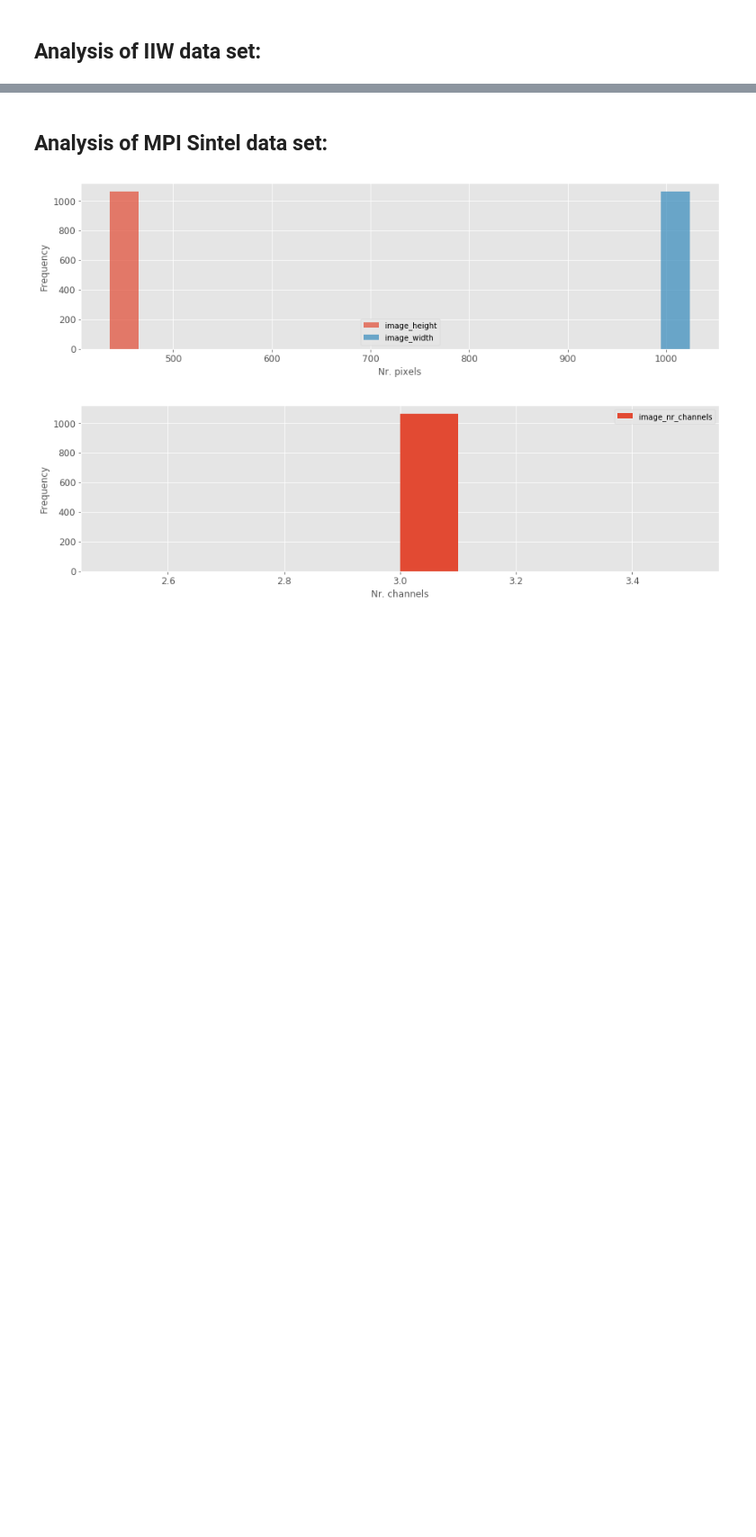
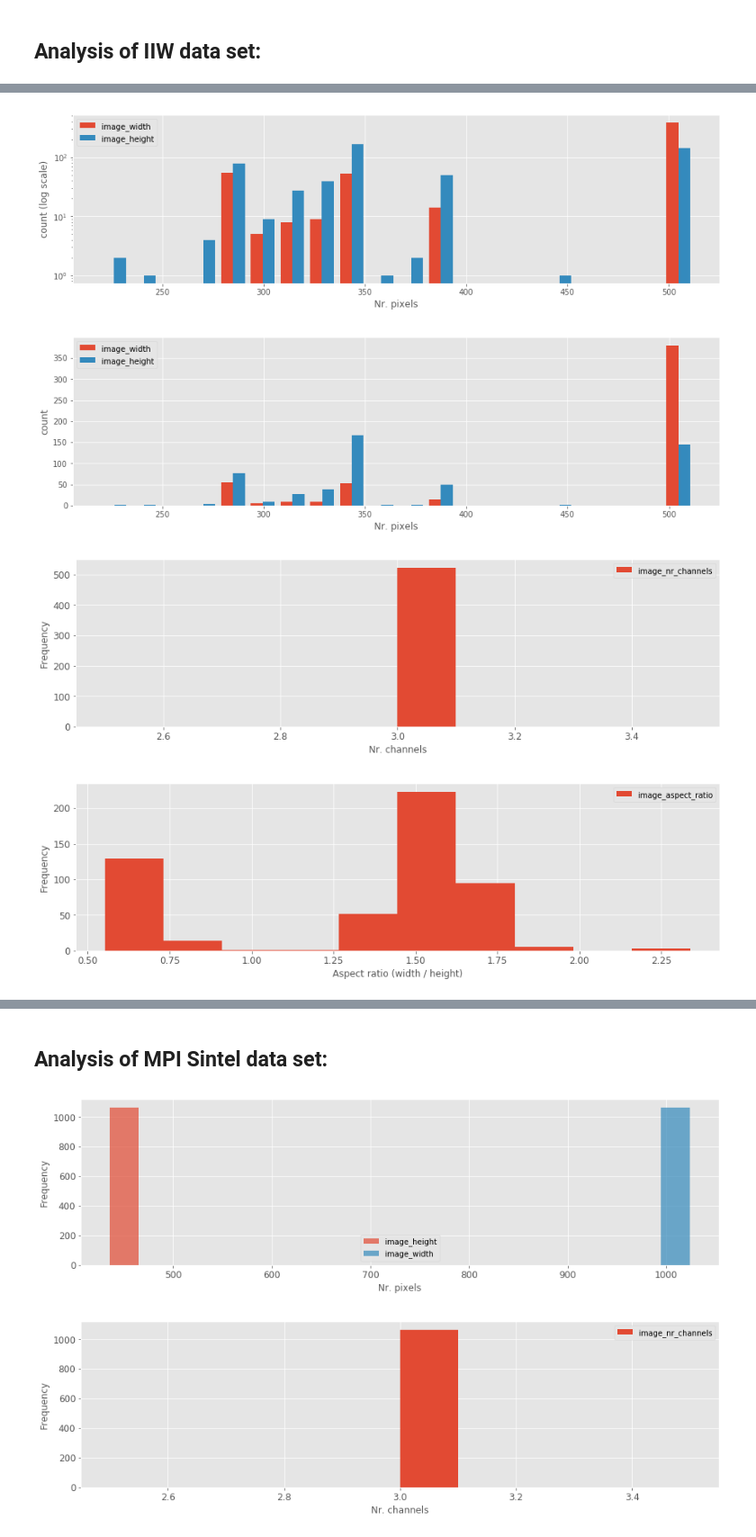
Before and after one commit to phthaloc/intrinsic_image_decomposition, a Jupyter notebook: data_analysis.ipynb, the cells around one changed output, grey strips where cells are left out. Shown at 90% size. Cells and saved outputs as stored; diff of their text form; code cells hidden in the pictures; blank space fills up the shorter version.

Commit message:
new analysis of iiw dataset

```diff
--- a/data_analysis.ipynb
+++ b/data_analysis.ipynb
@@ -11,12 +11,21 @@ data_dir = 'data/'
 df_iiw = pd.read_csv(filepath_or_buffer=data_dir + 'data_iiw_complete.csv', sep=',',
                      names=['image_path', 'label_path'])
 df_iiw = data_dir + df_iiw
-df_sintel = pd.read_csv(filepath_or_buffer=data_dir + 'data_sintel_complete.csv', sep=',',
-                        names=['image_path', 'label_path'])
-df_sintel = data_dir + df_sintel
-df_sintel_test_unknown = pd.read_csv(filepath_or_buffer=data_dir + 'data_sintel_test_unknown.csv',
-                                     sep=',', names=['image_path', 'label_path'])
-df_sintel_test_unknown['image_path'] = data_dir + df_sintel_test_unknown['image_path']
+df_iiw_train = pd.read_csv(filepath_or_buffer=data_dir + 'data_iiw_train.csv', sep=',',
+                           names=['image_path', 'label_path'])
+df_iiw_train = data_dir + df_iiw_train
+df_iiw_valid = pd.read_csv(filepath_or_buffer=data_dir + 'data_iiw_valid.csv', sep=',',
+                          names=['image_path', 'label_path'])
+df_iiw_valid = data_dir + df_iiw_valid
+df_iiw_test = pd.read_csv(filepath_or_buffer=data_dir + 'data_iiw_test.csv', sep=',',
+                          names=['image_path', 'label_path'])
+df_iiw_test = data_dir + df_iiw_test
+# df_sintel = pd.read_csv(filepath_or_buffer=data_dir + 'data_sintel_complete.csv', sep=',',
+#                         names=['image_path', 'label_path'])
+# df_sintel = data_dir + df_sintel
+# df_sintel_test_unknown = pd.read_csv(filepath_or_buffer=data_dir + 'data_sintel_test_unknown.csv',
+#                                      sep=',', names=['image_path', 'label_path'])
+# df_sintel_test_unknown['image_path'] = data_dir + df_sintel_test_unknown['image_path']
 df_mit = pd.read_csv(filepath_or_buffer=data_dir + 'data_mit_complete.csv', sep=',',
                      names=['image_path', 'albedo_label_path', 'shading_label_path'])
 df_mit = data_dir + df_mit
@@ -114,0 +132,5 @@ df_iiw_analysis = df_images_analysis(df=df_iiw, file_path='image_path', prefix='
+# %%
+df_iiw_analysis = df_images_analysis(df=df_iiw, file_path='image_path', prefix='image_')
+df_iiw_train_analysis = df_images_analysis(df=df_iiw_train, file_path='image_path', prefix='image_')
+df_iiw_valid_analysis = df_images_analysis(df=df_iiw_valid, file_path='image_path', prefix='image_')
+df_iiw_test_analysis = df_images_analysis(df=df_iiw_test, file_path='image_path', prefix='image_')
@@ -121,0 +181,7 @@ plot_stats(df_iiw_analysis, prefix='image_')
+# %%
+plot_stats(df_iiw_test_analysis, prefix='image_')
+# %% [output]
+[figure, added]
+[figure, added]
+[figure, added]
+[figure, added]
```
Also changed, not shown: parts of 11 cells of this notebook.
